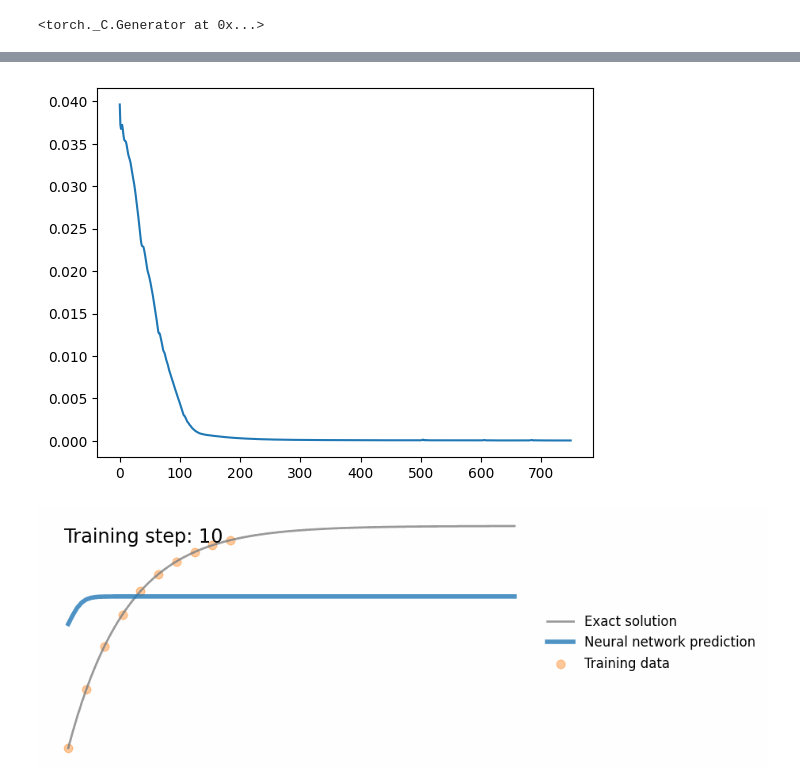
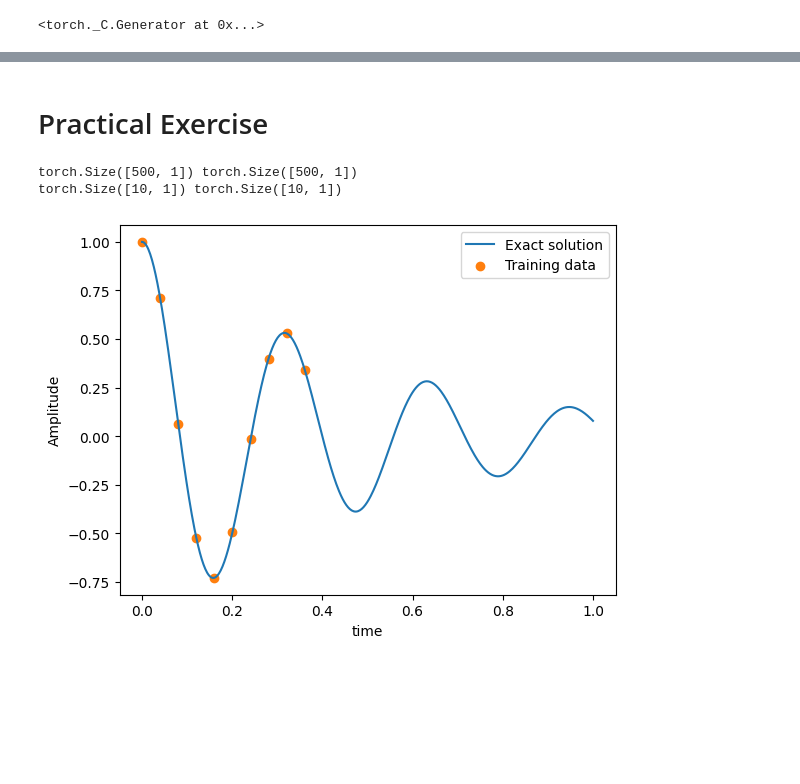
Before and after one commit to CS-433/ml-project-2-lady_bug, a Jupyter notebook: example_PINN.ipynb, the cells around one changed output, grey strips where cells are left out. Cells and saved outputs as stored; diff of their text form; code cells hidden in the pictures; blank space fills up the shorter version.

```diff
--- a/example_PINN.ipynb
+++ b/example_PINN.ipynb
@@ -87,13 +21,38 @@ Image(filename='img/nn.gif')
-# %%
-model = FCN([1, 32, 1], torch.nn.Tanh)
-optimizer = torch.optim.Adam(model.parameters(), lr=1e-3)
-files = train(time, V_ion, model, optimizer, 750, physics_loss_fn=physics_loss_fn, physics_loss_coef=0.01, save_plot=True)
-# %% [output]
-[figure, removed]
-# %%
-create_gif('img/pinn.gif', files, fps=10, loop=0)
-
-from IPython.display import Image
-Image(filename='img/pinn.gif')
-# %% [output]
-[figure, removed]
+# %% [markdown]
+# Practical Exercise
+# %%
+def oscillator(d, w0, x):
+    """Defines the analytical solution from: https://beltoforion.de/en/harmonic_oscillator/"""
+    assert d < w0
+    w = np.sqrt(w0**2-d**2)
+    phi = np.arctan(-d/w)
+    A = 1/(2*np.cos(phi))
+    cos = torch.cos(phi+w*x)
+    sin = torch.sin(phi+w*x)
+    exp = torch.exp(-d*x)
+    y  = exp*2*A*cos
+    return y
+# %%
+d, w0 = 2, 20
+m = 1
+mu, k = 2*m*d, m*w0**2
+
+# get the analytical solution over the full domain
+x = torch.linspace(0, 1, 500).view(-1,1)
+y = oscillator(d, w0, x).view(-1,1)
+print(x.shape, y.shape)
+
+# slice out a small number of points
+x_data = x[0:200:20]
+y_data = y[0:200:20]
+print(x_data.shape, y_data.shape)
+
+plt.plot(x, y, label="Exact solution")
+plt.scatter(x_data, y_data, color="tab:orange", label="Training data")
+plt.xlabel('time'), plt.ylabel('Amplitude')
+plt.legend()
+plt.show()
+# %% [output]
+torch.Size([500, 1]) torch.Size([500, 1])
+torch.Size([10, 1]) torch.Size([10, 1])
+[figure, added]
```
Also changed, not shown: parts of 14 cells of this notebook, 2 other files.
